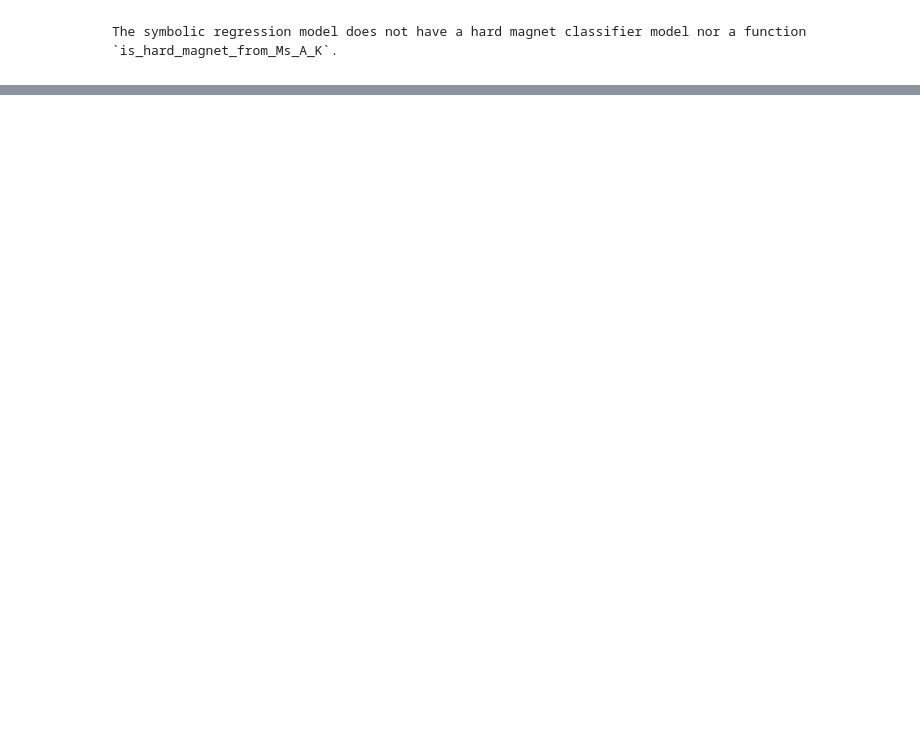
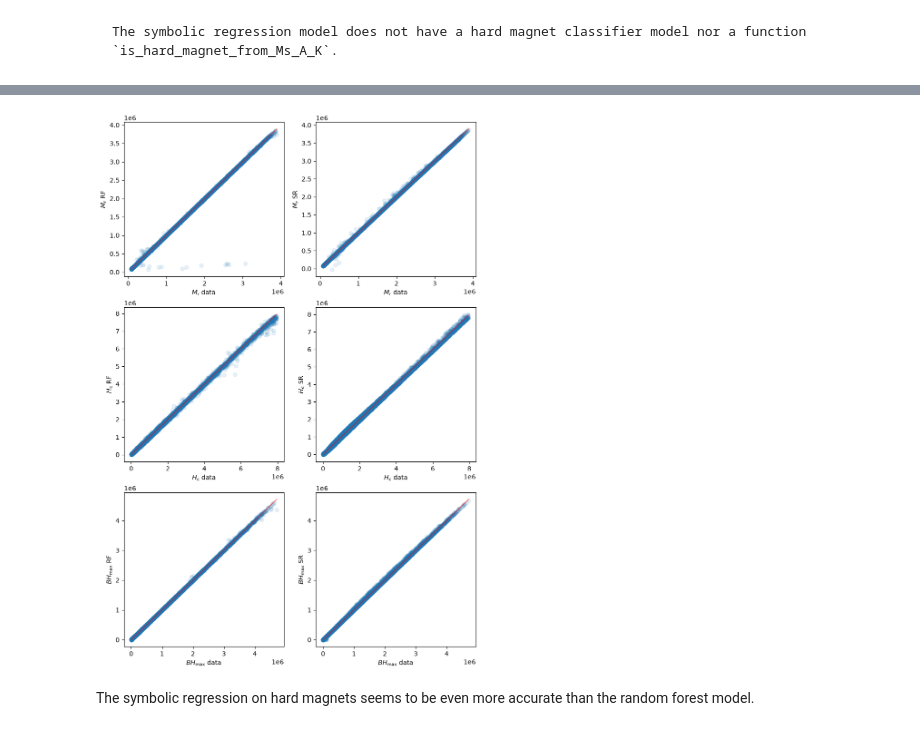
Before and after one commit to MaMMoS-project/mammos-ai, a Jupyter notebook: examples/symbolic_regression.ipynb, the cells around one changed output, grey strips where cells are left out. Drawn from its saved outputs; the diff is of its cells as text; code cells hidden in the pictures; blank space fills up the shorter version.

```diff
--- a/examples/symbolic_regression.ipynb
+++ b/examples/symbolic_regression.ipynb
@@ -105,0 +247,3 @@ The symbolic regression model does not have a hard magnet classifier model nor a
+# %%
+df_hard = df_valid[df_valid.Mr / df_valid.Ms > 0.4]
+df_hard
@@ -105,0 +264,77 @@ The symbolic regression model does not have a hard magnet classifier model nor a
+# %%
+data_hard = me.EntityCollection.from_dataframe(df_hard, metadata)
+hard_rf = mammos_ai.Hc_Mr_BHmax_from_Ms_A_K(
+    data_hard.Ms, data_hard.A, data_hard.K1, model="cube50_singlegrain_random_forest_v1.0"
+)
+hard_sr = mammos_ai.Hc_Mr_BHmax_from_Ms_A_K(
+    data_hard.Ms, data_hard.A, data_hard.K1, model="cube50_singlegrain_symbolic_regression_v1.0"
+)
+# %%
+fig, ax = plt.subplots(nrows=3, ncols=2, figsize=(10, 15))
+alpha = 0.1
+
+# Mr
+ax[0, 0].scatter(data_hard.Mr.q, hard_rf.Mr.q, alpha=alpha)
+ax[0, 0].plot(
+    (np.nanmin(data_hard.Mr.value), np.nanmax(data_hard.Mr.value)),
+    (np.nanmin(data_hard.Mr.value), np.nanmax(data_hard.Mr.value)),
+    "r",
+    alpha=0.5,
+)
+ax[0, 0].set_xlabel(r"$M_{\mathsf{r}}$ data")
+ax[0, 0].set_ylabel(r"$M_{\mathsf{r}}$ RF")
+ax[0, 1].scatter(data_hard.Mr.q, hard_sr.Mr.q, alpha=alpha)
+ax[0, 1].set_xlabel(r"$M_{\mathsf{r}}$ data")
+ax[0, 1].set_ylabel(r"$M_{\mathsf{r}}$ SR")
+ax[0, 1].plot(
+    (np.nanmin(data_hard.Mr.value), np.nanmax(data_hard.Mr.value)),
+    (np.nanmin(data_hard.Mr.value), np.nanmax(data_hard.Mr.value)),
+    "r",
+    alpha=0.5,
+)
+
+# Hc
+ax[1, 0].scatter(data_hard.Hc.q, hard_rf.Hc.q, alpha=alpha)
+ax[1, 0].plot(
+    (np.nanmin(data_hard.Hc.value), np.nanmax(data_hard.Hc.value)),
+    (np.nanmin(data_hard.Hc.value), np.nanmax(data_hard.Hc.value)),
+    "r",
+    alpha=0.5,
+)
+ax[1, 0].set_xlabel(r"$H_{\mathsf{c}}$ data")
+ax[1, 0].set_ylabel(r"$H_{\mathsf{c}}$ RF")
+ax[1, 1].scatter(data_hard.Hc.q, hard_sr.Hc.q, alpha=alpha)
+ax[1, 1].plot(
+    (np.nanmin(data_hard.Hc.value), np.nanmax(data_hard.Hc.value)),
+    (np.nanmin(data_hard.Hc.value), np.nanmax(data_hard.Hc.value)),
+    "r",
+    alpha=0.5,
+)
+ax[1, 1].set_xlabel(r"$H_{\mathsf{c}}$ data")
+ax[1, 1].set_ylabel(r"$H_{\mathsf{c}}$ SR")
+
+# BHmax
+ax[2, 0].scatter(data_hard.BHmax.q, hard_rf.BHmax.q, alpha=alpha)
+ax[2, 0].plot(
+    (np.nanmin(data_hard.BHmax.value), np.nanmax(data_hard.BHmax.value)),
+    (np.nanmin(data_hard.BHmax.value), np.nanmax(data_hard.BHmax.value)),
+    "r",
+    alpha=0.5,
+)
+ax[2, 0].set_xlabel(r"$BH_{\mathsf{max}}$ data")
+ax[2, 0].set_ylabel(r"$BH_{\mathsf{max}}$ RF")
+ax[2, 1].scatter(data_hard.BHmax.q, hard_sr.BHmax.q, alpha=alpha)
+ax[2, 1].plot(
+    (np.nanmin(data_hard.BHmax.value), np.nanmax(data_hard.BHmax.value)),
+    (np.nanmin(data_hard.BHmax.value), np.nanmax(data_hard.BHmax.value)),
+    "r",
+    alpha=0.5,
+)
+ax[2, 1].set_xlabel(r"$BH_{\mathsf{max}}$ data")
+ax[2, 1].set_ylabel(r"$BH_{\mathsf{max}}$ SR")
+
+plt.show()
+# %% [output]
+[figure, added]
+# %% [markdown]
+The symbolic regression on hard magnets seems to be even more accurate than the random forest model.
```
Also changed, not shown: parts of 17 cells of this notebook.
